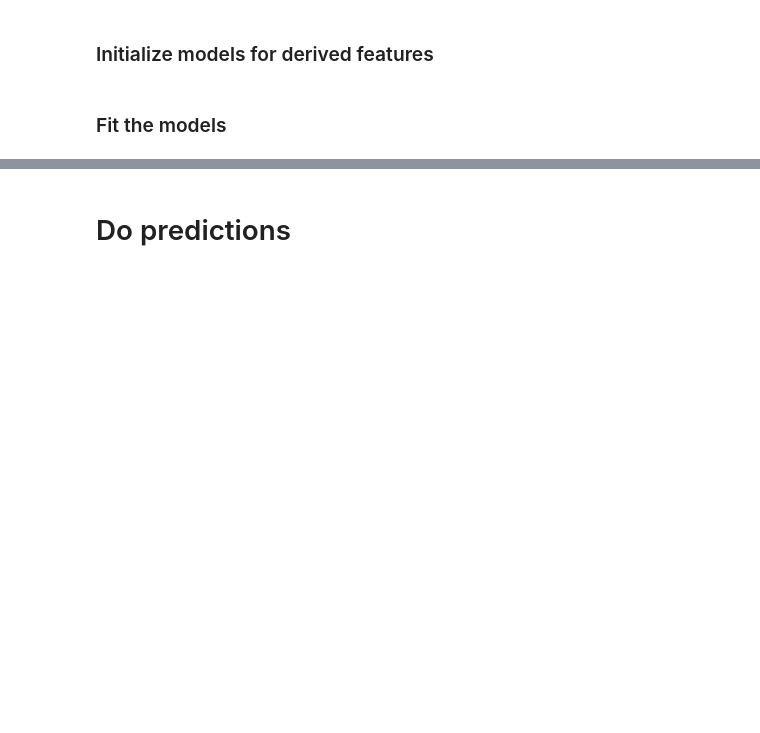
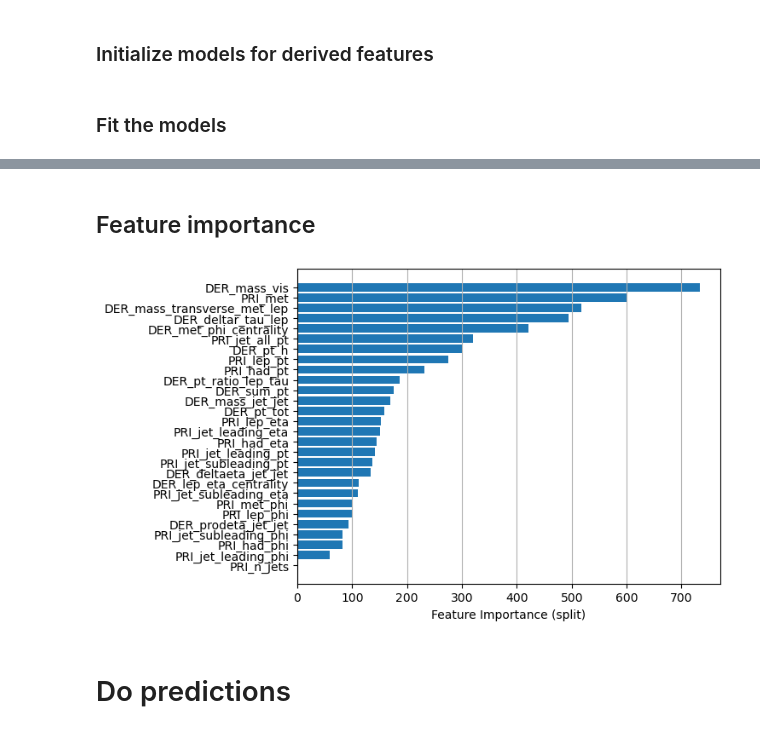
Before and after one commit to akoumavich/Collaboration_D, a Jupyter notebook: sample_code_submission/notebook_BDT.ipynb, the cells around one changed output, grey strips where cells are left out. Drawn from its saved outputs; the diff is of its cells as text; code cells hidden in the pictures; blank space fills up the shorter version.

```diff
--- a/sample_code_submission/notebook_BDT.ipynb
+++ b/sample_code_submission/notebook_BDT.ipynb
@@ -137,3 +136,25 @@ skgb model fitted in 28.2364501953125 s
+# %% [markdown]
+## Feature importance
+# %%
+#Computing feature importance
+def feature_importance(tree, data):
+    feat_imp = tree.model.get_booster().get_fscore()
+    features = data.columns
+    imp_dic = {features[int(fimp[1:])]: feat_imp[fimp] for fimp in feat_imp}
+    total = sum([imp_dic[k] for k in imp_dic.keys()])
+    #imp_dic = {k: imp_dic[k] / total for k in imp_dic.keys()}
+    return imp_dic
+
+df_data = pd.DataFrame(data_set_der['data'])
+feature_imp = feature_importance(xgb_der, df_data)
+ordered_features = sorted(feature_imp, key=feature_imp.get, reverse=True)
+ordered_features_barh = sorted(feature_imp, key=feature_imp.get)
+ordered_importance = sorted(list(feature_imp.values()))
+plt.barh(range(len(feature_imp)), ordered_importance, tick_label=ordered_features_barh)
+plt.xlabel("Feature Importance (split)")
+plt.grid(axis='x')
+# %% [output]
+[figure, added]
 # %% [markdown]
 # Do predictions
 # %% [markdown]
```
Also changed, not shown: parts of 4 cells of this notebook, 8 other files.
